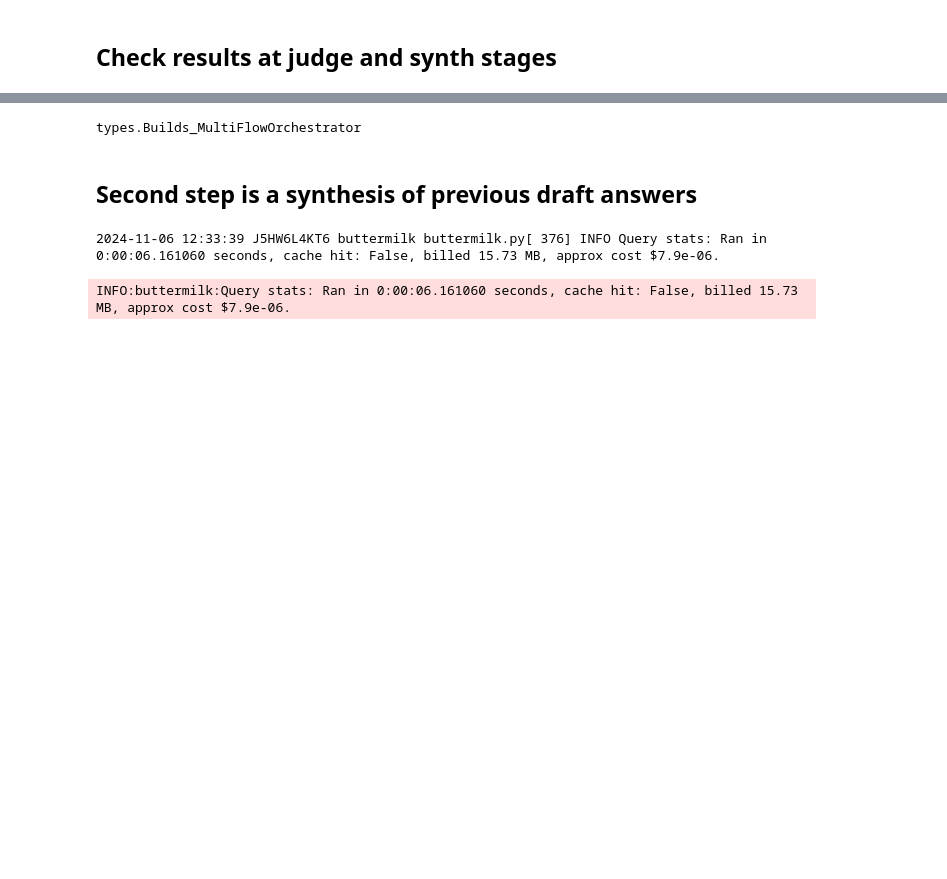
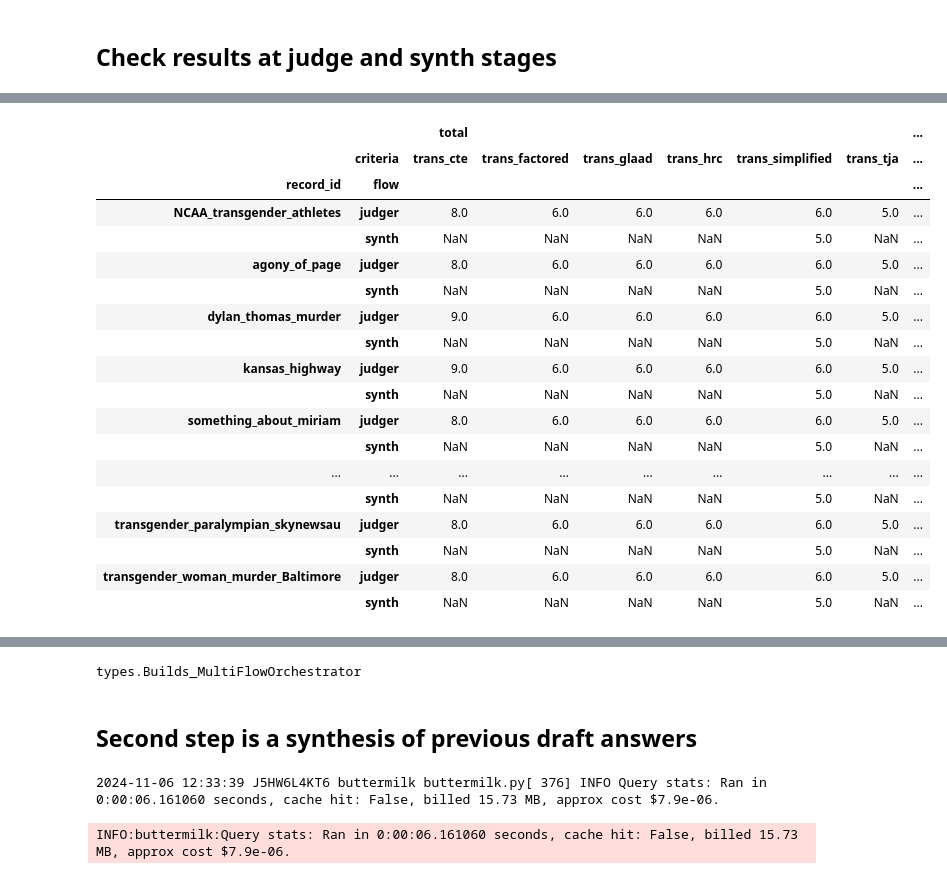
Before and after one commit to qut-dmrc/buttermilk, a Jupyter notebook: examples/automod/results_trans.ipynb, the cells around one changed output, grey strips where cells are left out. Cells and saved outputs as stored; diff of their text form; code cells hidden in the pictures; blank space fills up the shorter version.

```diff
--- a/examples/automod/results_trans.ipynb
+++ b/examples/automod/results_trans.ipynb
@@ -95,0 +77,32 @@ df
+# %%
+import pandas as pd
+
+
+comparison = df[df['flow'].isin(["judger","synth"])].groupby(["record_id","flow","criteria","prediction"]).agg(n=('id','nunique'))
+comparison = comparison.reset_index(level='prediction')
+comparison['prediction'] = comparison['prediction'].astype(str)
+comparison = comparison.pivot(columns='prediction', values='n').fillna(0).astype(int)
+comparison['total'] = comparison.sum(axis=1)
+comparison['proportion'] = comparison['True'] / comparison['total']
+comparison = comparison.reset_index().pivot(index=["record_id", "flow"], columns="criteria", values=["total","proportion"])
+comparison
+# %% [output]
+|  |  | total |  |  |  |  |  | ... |
+|  | criteria | trans_cte | trans_factored | trans_glaad | trans_hrc | trans_simplified | trans_tja | ... |
+| record_id | flow |  |  |  |  |  |  | ... |
+| NCAA_transgender_athletes | judger | 8.0 | 6.0 | 6.0 | 6.0 | 6.0 | 5.0 | ... |
+|  | synth | NaN | NaN | NaN | NaN | 5.0 | NaN | ... |
+| agony_of_page | judger | 8.0 | 6.0 | 6.0 | 6.0 | 6.0 | 5.0 | ... |
+|  | synth | NaN | NaN | NaN | NaN | 5.0 | NaN | ... |
+| dylan_thomas_murder | judger | 9.0 | 6.0 | 6.0 | 6.0 | 6.0 | 5.0 | ... |
+|  | synth | NaN | NaN | NaN | NaN | 5.0 | NaN | ... |
+| kansas_highway | judger | 9.0 | 6.0 | 6.0 | 6.0 | 6.0 | 5.0 | ... |
+|  | synth | NaN | NaN | NaN | NaN | 5.0 | NaN | ... |
+| something_about_miriam | judger | 8.0 | 6.0 | 6.0 | 6.0 | 6.0 | 5.0 | ... |
+|  | synth | NaN | NaN | NaN | NaN | 5.0 | NaN | ... |
+| ... | ... | ... | ... | ... | ... | ... | ... | ... |
+|  | synth | NaN | NaN | NaN | NaN | 5.0 | NaN | ... |
+| transgender_paralympian_skynewsau | judger | 8.0 | 6.0 | 6.0 | 6.0 | 6.0 | 5.0 | ... |
+|  | synth | NaN | NaN | NaN | NaN | 5.0 | NaN | ... |
+| transgender_woman_murder_Baltimore | judger | 8.0 | 6.0 | 6.0 | 6.0 | 6.0 | 5.0 | ... |
+|  | synth | NaN | NaN | NaN | NaN | 5.0 | NaN | ... |
```
Also changed, not shown: parts of 8 cells of this notebook, 1 other file.
